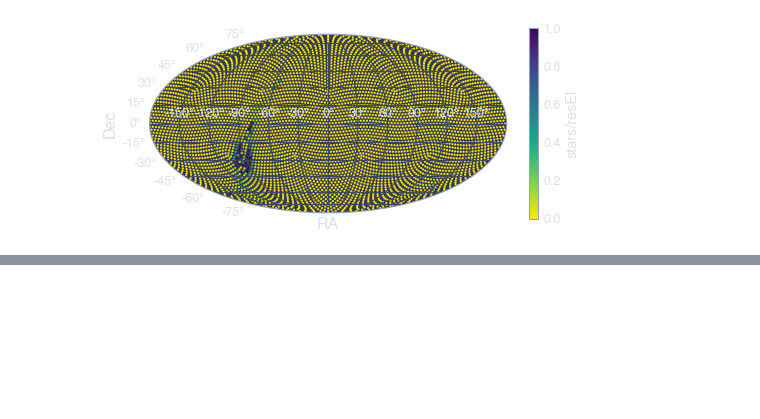
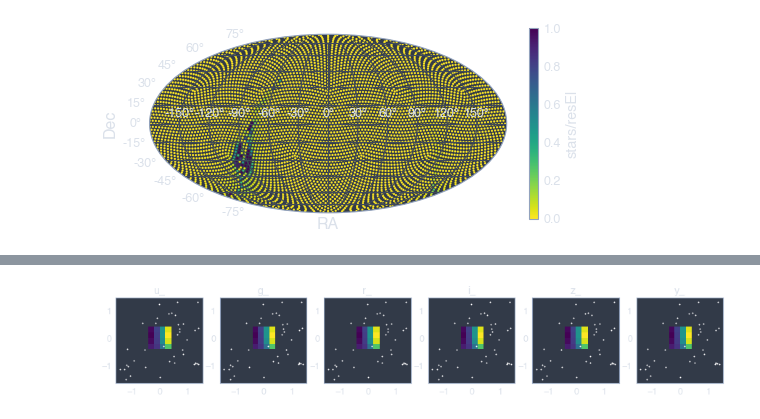
Before and after one commit to ageller/EB-LSST, a Jupyter notebook: testing/crowding/checkFieldCrowding.ipynb, the cells around one changed output, grey strips where cells are left out. Drawn from its saved outputs; the diff is of its cells as text; code cells hidden in the pictures; blank space fills up the shorter version.

Commit message:
fixed bugs with field crowding

```diff
--- a/testing/crowding/checkFieldCrowding.ipynb
+++ b/testing/crowding/checkFieldCrowding.ipynb
@@ -129,0 +166,8 @@ cbar.set_label(r'stars/resEl')
+# %%
+#OpSimi = 292 #having trouble downloading the model, so I will use one that I already have
+OpSimi = 2412
+worker = LSSTEBWorker()
+worker.filterFilesRoot = '/Users/ageller/WORK/LSST/onGitHub/EBLSST/input/filters/'
+worker.OpSim = OpS
+worker.seed = 1111
+worker.initialize(OpSimi)
@@ -129,0 +177,4 @@ cbar.set_label(r'stars/resEl')
+# %%
+worker.galDir = 'TRILEGALmodels'
+#using these flags so that I don't have to download each time
+worker.getGalaxy(OpSimi, deleteModel = False, downloadModel = False)#, area0frac = 0.01)
@@ -129,0 +183,6 @@ cbar.set_label(r'stars/resEl')
+# %%
+#force there to be crowding
+worker.Galaxy.starsPerResEl = 1
+# %%
+worker.n_bin = 100
+gxDat = worker.sampleGalaxy()
@@ -129,0 +230,13 @@ cbar.set_label(r'stars/resEl')
+# %%
+f,ax = plt.subplots(1,6, figsize=(15, 5))
+
+for i,f in enumerate(worker.filters):
+    ax[i].pcolormesh(worker.EB.crowding.xgrid, worker.EB.crowding.ygrid,
+                     worker.EB.crowding.fluxgrid[f])#, norm=colors.LogNorm())
+    ax[i].set_aspect(1)
+    ax[i].set_title(f)
+    ax[i].scatter(worker.EB.crowding.galaxySingles["xAng"],
+                  worker.EB.crowding.galaxySingles["yAng"],
+                  s=3, color='white')
+# %% [output]
+[figure, added]
```
Also changed, not shown: parts of 10 cells of this notebook, 6 other files.
